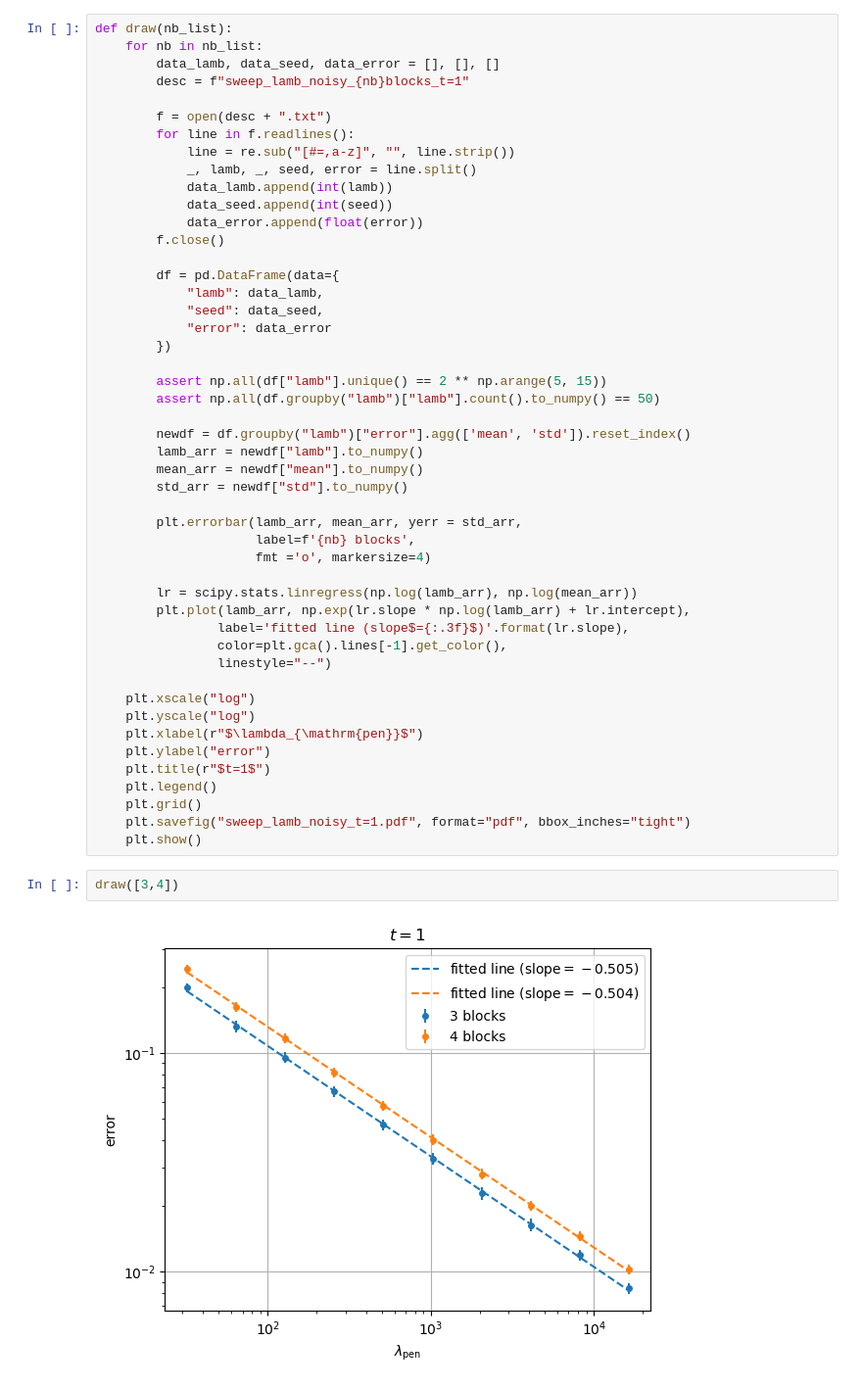
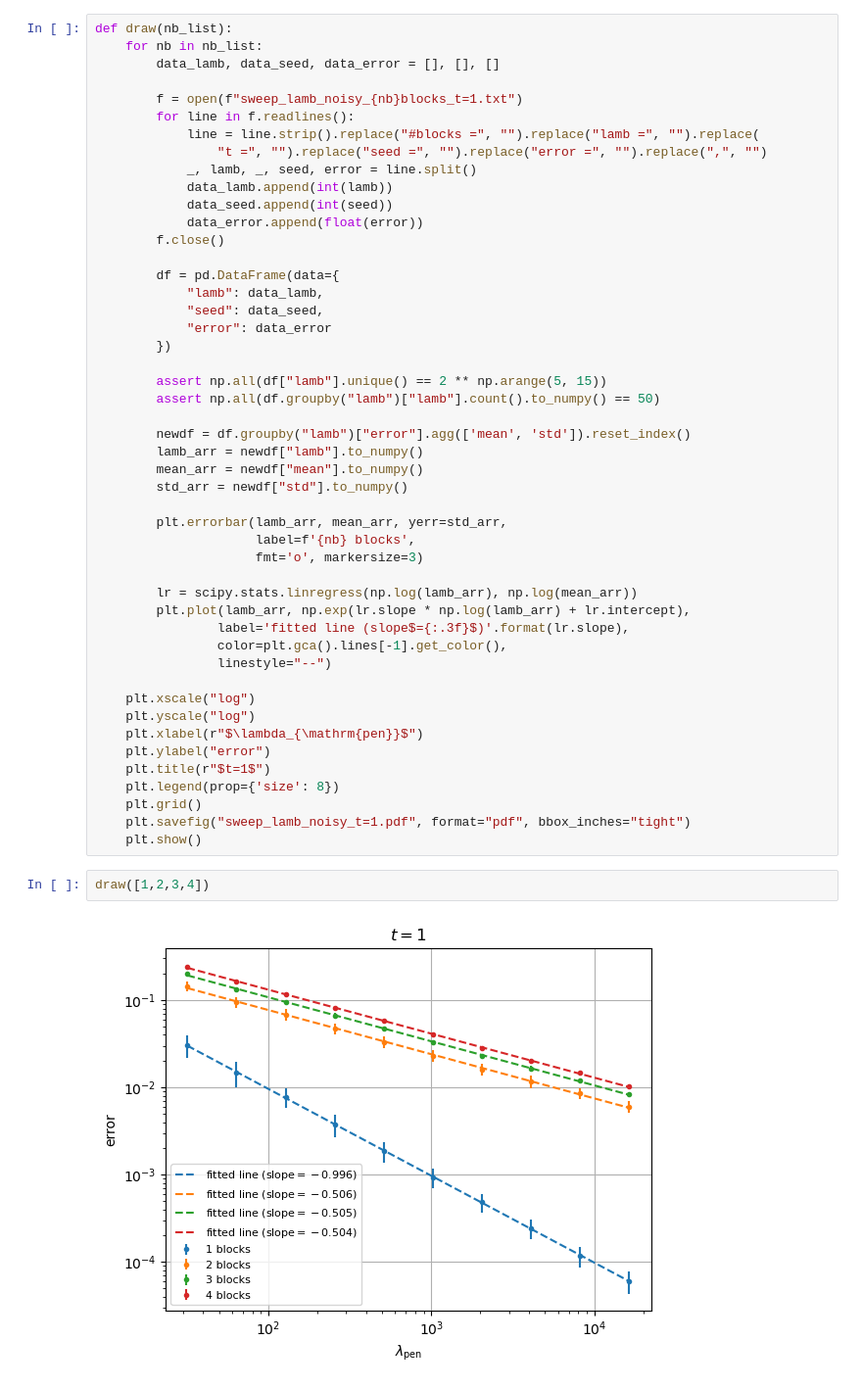
Before and after one commit to sqrta/ErrorSupression, a Jupyter notebook: use-dynamite/data/plot_sweep_lamb.ipynb, the cells around one changed output. Shown at 98% size. Saved outputs shown, nothing was run; the diff lists cells and outputs as text.

Commit message:
update plot

```diff
--- a/use-dynamite/data/plot_sweep_lamb.ipynb
+++ b/use-dynamite/data/plot_sweep_lamb.ipynb
@@ -8,11 +7,11 @@ import matplotlib.pyplot as plt
 def draw(nb_list):
     for nb in nb_list:
         data_lamb, data_seed, data_error = [], [], []
-        desc = f"sweep_lamb_noisy_{nb}blocks_t=1"
 
-        f = open(desc + ".txt")
+        f = open(f"sweep_lamb_noisy_{nb}blocks_t=1.txt")
         for line in f.readlines():
-            line = re.sub("[#=,a-z]", "", line.strip())
+            line = line.strip().replace("#blocks =", "").replace("lamb =", "").replace(
+                "t =", "").replace("seed =", "").replace("error =", "").replace(",", "")
             _, lamb, _, seed, error = line.split()
             data_lamb.append(int(lamb))
             data_seed.append(int(seed))
@@ -33,9 +32,9 @@ def draw(nb_list):
         mean_arr = newdf["mean"].to_numpy()
         std_arr = newdf["std"].to_numpy()
 
-        plt.errorbar(lamb_arr, mean_arr, yerr = std_arr,
+        plt.errorbar(lamb_arr, mean_arr, yerr=std_arr,
                      label=f'{nb} blocks',
-                     fmt ='o', markersize=4)
+                     fmt='o', markersize=3)
 
         lr = scipy.stats.linregress(np.log(lamb_arr), np.log(mean_arr))
         plt.plot(lamb_arr, np.exp(lr.slope * np.log(lamb_arr) + lr.intercept),
@@ -48,11 +47,11 @@ def draw(nb_list):
     plt.xlabel(r"$\lambda_{\mathrm{pen}}$")
     plt.ylabel("error")
     plt.title(r"$t=1$")
-    plt.legend()
+    plt.legend(prop={'size': 8})
     plt.grid()
     plt.savefig("sweep_lamb_noisy_t=1.pdf", format="pdf", bbox_inches="tight")
     plt.show()
 # %%
-draw([3,4])
+draw([1,2,3,4])
 # %% [output]
-[figure, old version]
+[figure, new version]
```
Also changed, not shown: parts of 1 cell of this notebook.
